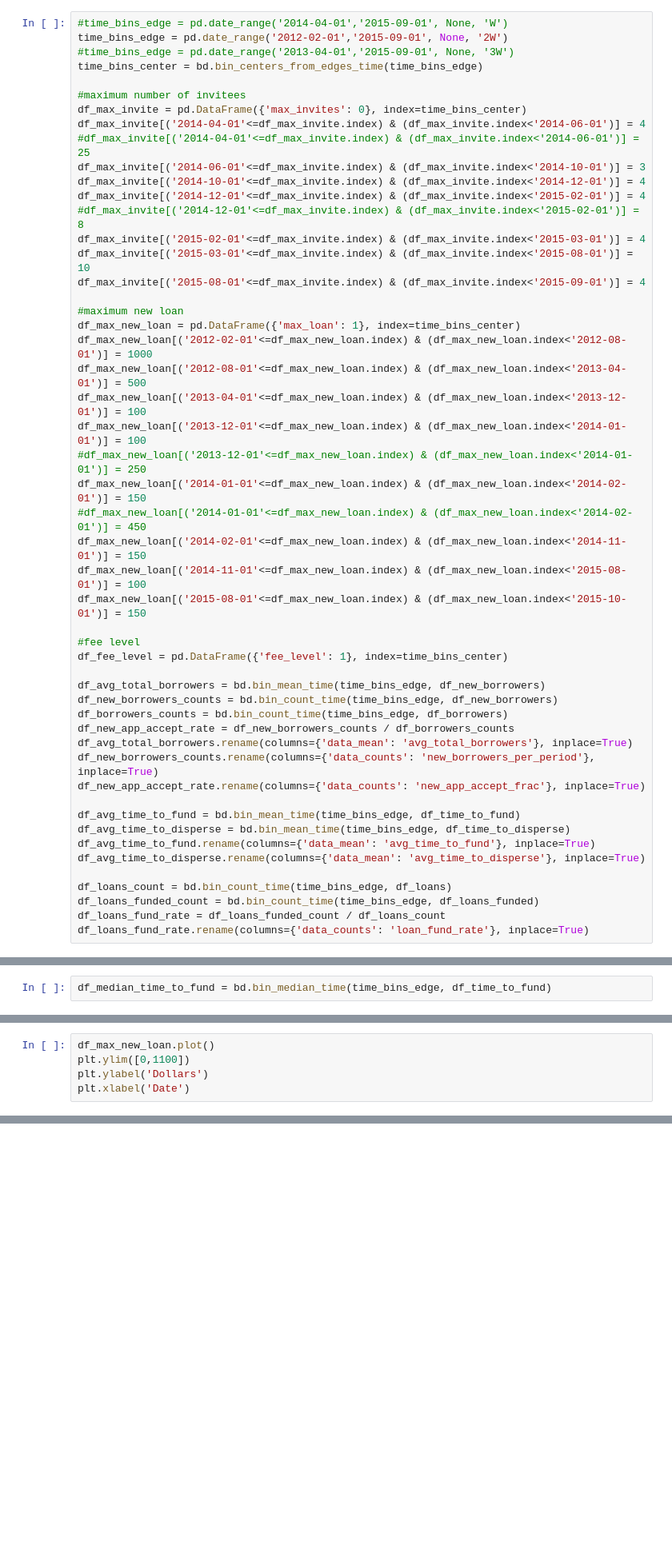
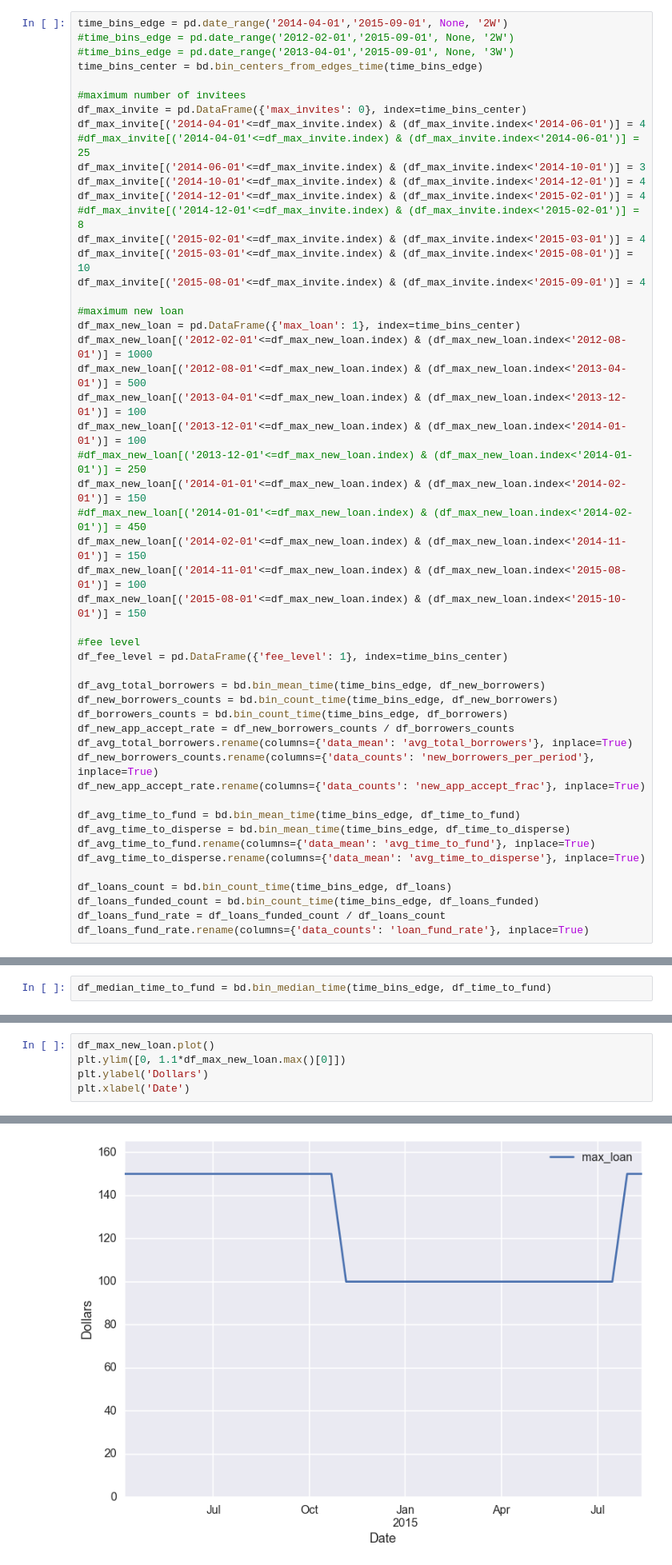
Before and after one commit to glenday/Zidisha, a Jupyter notebook: ZidishaApp/app/Zidisha_first_plots.ipynb, the cells around one changed output, grey strips where cells are left out. Shown at 80% size. Saved outputs shown, nothing was run; the diff lists cells and outputs as text; blank space fills up the shorter version.

```diff
--- a/ZidishaApp/app/Zidisha_first_plots.ipynb
+++ b/ZidishaApp/app/Zidisha_first_plots.ipynb
@@ -54,8 +56,8 @@ df_time_to_fund = pd.DataFrame({'time_to': df_time_to_fund.time_to.values/(24.*3
 df_time_to_disperse = pd.read_sql_query('SELECT accepted_at, TIMESTAMPDIFF(SECOND, accepted_at, disbursed_at) AS time_to FROM loans WHERE disbursed_at IS NOT NULL ORDER BY accepted_at', engine)
 df_time_to_disperse = pd.DataFrame({'time_to': df_time_to_disperse.time_to.values/(24.*3600.)}, index=df_time_to_disperse.accepted_at.values)
 # %%
-#time_bins_edge = pd.date_range('2014-04-01','2015-09-01', None, 'W')
-time_bins_edge = pd.date_range('2012-02-01','2015-09-01', None, '2W')
+time_bins_edge = pd.date_range('2014-04-01','2015-09-01', None, '2W')
+#time_bins_edge = pd.date_range('2012-02-01','2015-09-01', None, '2W')
 #time_bins_edge = pd.date_range('2013-04-01','2015-09-01', None, '3W')
 time_bins_center = bd.bin_centers_from_edges_time(time_bins_edge)
 
@@ -191,5 +257,6 @@ plt.xlabel('Date')
 # %%
 df_max_new_loan.plot()
-plt.ylim([0,1100])
+plt.ylim([0, 1.1*df_max_new_loan.max()[0]])
 plt.ylabel('Dollars')
 plt.xlabel('Date')
+# %% [output]
@@ -196,3 +264,4 @@ plt.xlabel('Date')
+[figure, added]
 # %%
 df_max_invite.plot()
 plt.ylim([0,11])
```
Also changed, not shown: parts of 24 cells of this notebook, 2 other files.
